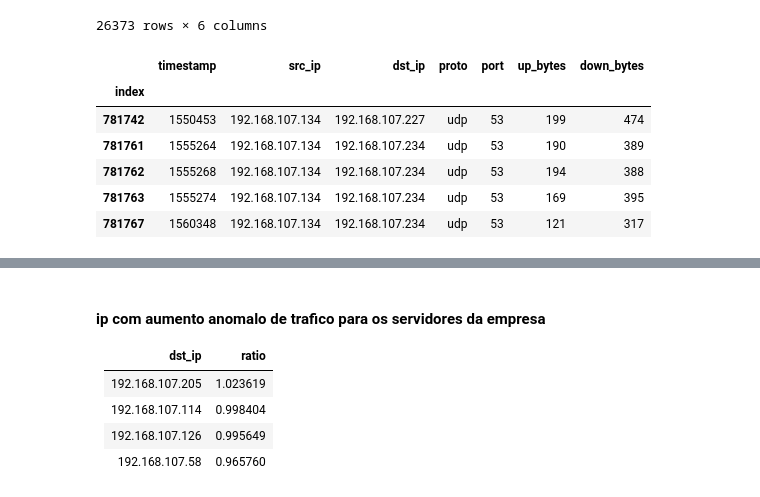
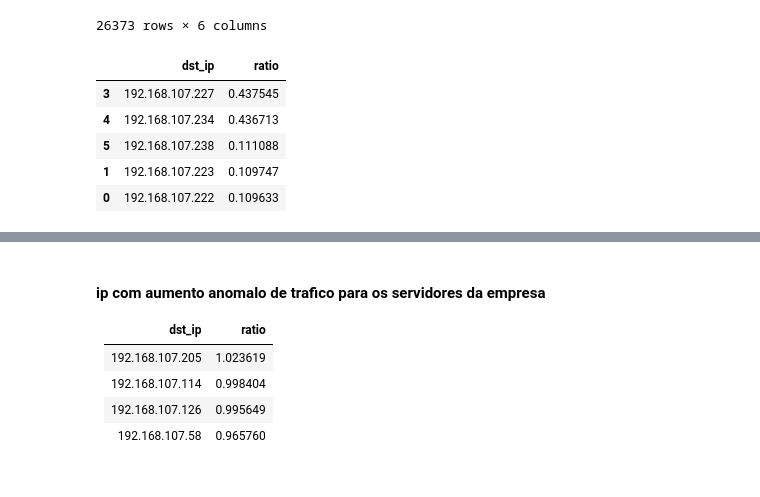
Before and after one commit to Pedro-Lopes-Frisson/srcp2, a Jupyter notebook: TestNormal.ipynb, the cells around one changed output, grey strips where cells are left out. Drawn from its saved outputs; the diff is of its cells as text; code cells hidden in the pictures.

```diff
--- a/TestNormal.ipynb
+++ b/TestNormal.ipynb
@@ -55,10 +88,11 @@ private_dst_test.head()
 grp_private_test = private_dst_test.groupby(["proto","port"])['dst_ip'].apply(list)
 # %%
 
-https_servers = set(grp_private_test[('tcp', 443)])
+https_servers = {'192.168.107.226', '192.168.107.223', '192.168.107.222', '192.168.107.238'}
 print()
 
-dns_servers =  set(grp_private_test[('udp', 53)])
+dns_servers = {'192.168.107.227', '192.168.107.234'}
+
 print()
 # %% [markdown]
 ## Servers
@@ -92,13 +126,14 @@ grouped
 mean_ratios = grouped.groupby('src_ip')['ratio'].mean().reset_index()
 # %%
 server_traffic = test[test.apply(lambda x: x['dst_ip'] in dns_servers or x['dst_ip'] in https_servers,axis=1)]
+server_traffic = server_traffic.groupby(['src_ip','dst_ip']).sum()
+server_traffic['ratio'] = server_traffic['up_bytes'] / server_traffic['down_bytes']
 # %%
-server_traffic.head()
+server_traffic.groupby('dst_ip')['ratio'].mean().reset_index().sort_values(by="ratio", ascending=False).head()
 # %% [output]
-|  | timestamp | src_ip | dst_ip | proto | port | up_bytes | down_bytes |
-| index |  |  |  |  |  |  |  |
-| 781742 | 1550453 | 192.168.107.134 | 192.168.107.227 | udp | 53 | 199 | 474 |
-| 781761 | 1555264 | 192.168.107.134 | 192.168.107.234 | udp | 53 | 190 | 389 |
-| 781762 | 1555268 | 192.168.107.134 | 192.168.107.234 | udp | 53 | 194 | 388 |
-| 781763 | 1555274 | 192.168.107.134 | 192.168.107.234 | udp | 53 | 169 | 395 |
-| 781767 | 1560348 | 192.168.107.134 | 192.168.107.234 | udp | 53 | 121 | 317 |
+|  | dst_ip | ratio |
+| 3 | 192.168.107.227 | 0.437545 |
+| 4 | 192.168.107.234 | 0.436713 |
+| 5 | 192.168.107.238 | 0.111088 |
+| 1 | 192.168.107.223 | 0.109747 |
+| 0 | 192.168.107.222 | 0.109633 |
```
Also changed, not shown: parts of 26 cells of this notebook, 1 other file.
